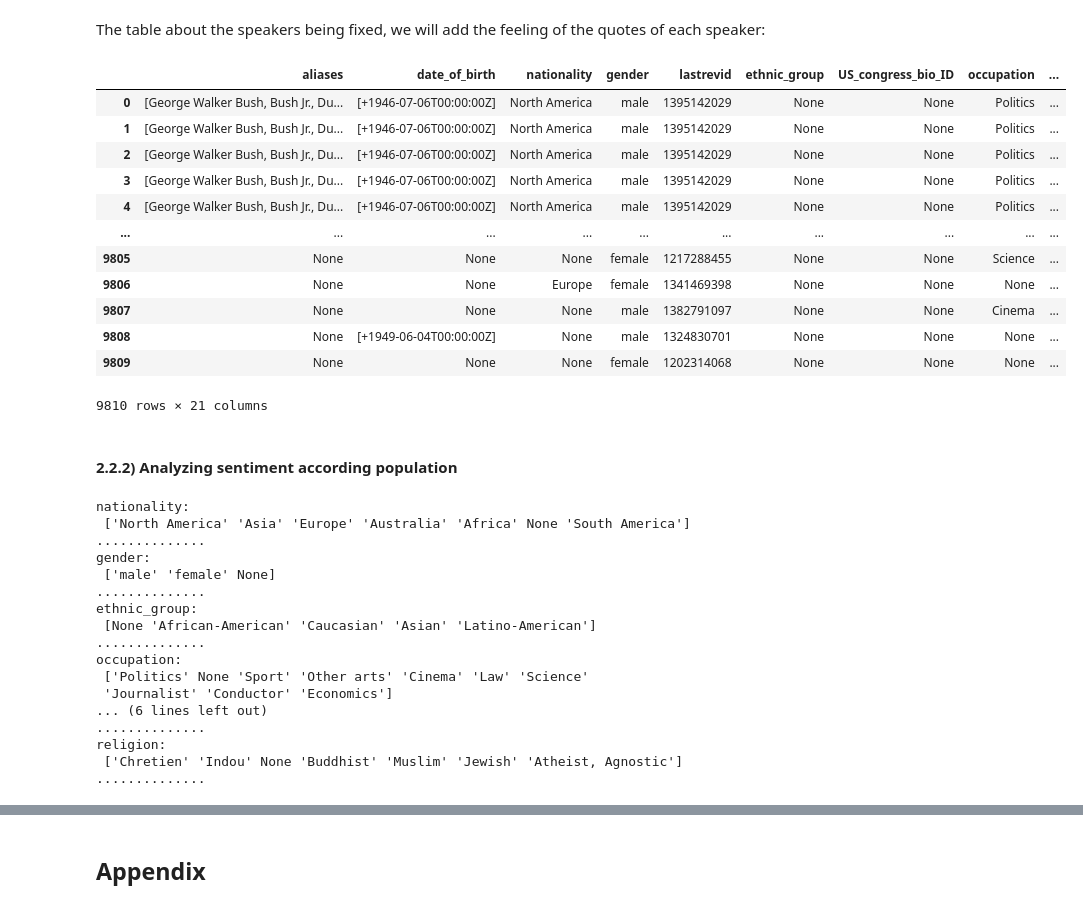
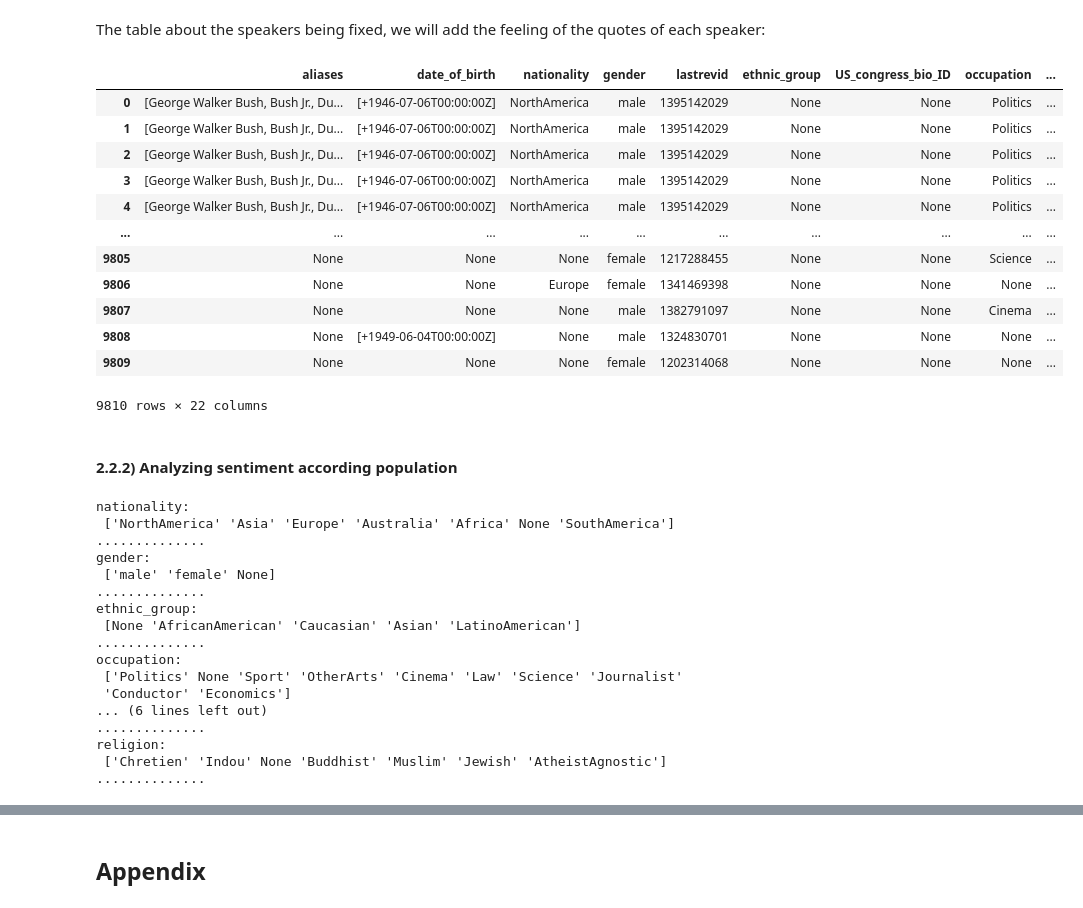
Before and after one commit to epfl-ada/ada-2021-project-data-wrestlers, a Jupyter notebook: notebook_milestone3.ipynb, the cells around one changed output, grey strips where cells are left out. Drawn from its saved outputs; the diff is of its cells as text; code cells hidden in the pictures.

```diff
--- a/notebook_milestone3.ipynb
+++ b/notebook_milestone3.ipynb
@@ -1963,7 +1966,7 @@ There is a great diversity of labels and it seems that about forty labels are qu
 
 def rename_ethnic(ethnic):
     if ethnic in ['Jamaican American',  'Kenyan Americans', 'African Americans', 'Somali American', 'Samoan American']:
-        return 'African-American'
+        return 'AfricanAmerican'
     elif ethnic in ['Dutch American', 'Italian American', 'Ukrainian American', 'Caucasian', 'White Africans of European ancestry', 'Scottish American', 'Armenian American',
                     'Hungarian American', 'Swedish American', 'White Americans', 'Danish Americans', 'Welsh American', 'Polish American', 'Czech American', 'Maltese American',
                     'Scotch-Irish Americans', 'Romanian Americans', 'Croatian American','Irish Americans', 'American Jews', 'English American']:
@@ -1972,7 +1975,7 @@ def rename_ethnic(ethnic):
                     'Vietnamese American', 'Turkish American']:
         return 'Asian'
     elif ethnic in ['Hispanic and Latino Americans','Mexican Americans', 'Cuban American', 'Venezuelan American']:
-        return 'Latino-American'
+        return 'LatinoAmerican'
     else:
         return None
 
@@ -2027,7 +2030,7 @@ def rename_occupation(occupation):
     if occupation in ['film director','actor','screenwriter']:
         return 'Cinema'
     if occupation in ['musician', 'composer', 'jazz musician', 'singer-songwriter','singer','painter','radio personality',' writer','author']:
-        return 'Other arts'
+        return 'OtherArts'
     if occupation in ['businessperson']:
         return 'Economics'
     if occupation in ['lawyer']:
@@ -2082,7 +2085,7 @@ We will analyze only the Republican Party and the Democratic Party. The other la
 
 def rename_party(party):
     if party in ['Republican Party', 'Democratic Party']:
-        return party
+        return party.replace(" ", "")
     else:
         return None
 
@@ -2184,7 +2187,7 @@ def rename_religion(religion):
     if religion in ['Buddhism', 'Nichiren Buddhism']:
         return 'Buddhist'
     if religion in ['humanism', 'irreligion', 'nontheism', 'agnostic theism', 'unbelief', 'agnosticism', 'agnostic atheism', 'atheist', 'atheism']:
-        return 'Atheist, Agnostic'
+        return 'AtheistAgnostic'
     else:
         return None
 
@@ -2207,44 +2210,44 @@ The table about the speakers being fixed, we will add the feeling of the quotes
 # %%
 # Adding sentiments to metadata_about_sentiment_regression
 Trump_about_sentiment['MainQids'] = Trump_about_sentiment.qids.apply(lambda x: x[0] if len(x) > 0 else None) # taking the Qids of the main speaker only
-metadata_about_sentiment = pd.merge(metadata_about_sentiment,  Trump_about_sentiment[['FlairSentiment', 'FlairConfidence', 'Vader', 'VaderCompound', 'VaderSentiment', 'MainQids']], left_on = 'id', right_on='MainQids')
+metadata_about_sentiment = pd.merge(metadata_about_sentiment,  Trump_about_sentiment[['FlairSentiment', 'FlairConfidence', 'Vader', 'VaderCompound', 'VaderSentiment', 'MainQids', 'date']], left_on = 'id', right_on='MainQids')
 metadata_about_sentiment
 # %% [output]
 |  | aliases | date_of_birth | nationality | gender | lastrevid | ethnic_group | US_congress_bio_ID | occupation | ... |
-| 0 | [George Walker Bush, Bush Jr., Du... | [+1946-07-06T00:00:00Z] | North America | male | 1395142029 | None | None | Politics | ... |
-| 1 | [George Walker Bush, Bush Jr., Du... | [+1946-07-06T00:00:00Z] | North America | male | 1395142029 | None | None | Politics | ... |
-| 2 | [George Walker Bush, Bush Jr., Du... | [+1946-07-06T00:00:00Z] | North America | male | 1395142029 | None | None | Politics | ... |
-| 3 | [George Walker Bush, Bush Jr., Du... | [+1946-07-06T00:00:00Z] | North America | male | 1395142029 | None | None | Politics | ... |
-| 4 | [George Walker Bush, Bush Jr., Du... | [+1946-07-06T00:00:00Z] | North America | male | 1395142029 | None | None | Politics | ... |
+| 0 | [George Walker Bush, Bush Jr., Du... | [+1946-07-06T00:00:00Z] | NorthAmerica | male | 1395142029 | None | None | Politics | ... |
+| 1 | [George Walker Bush, Bush Jr., Du... | [+1946-07-06T00:00:00Z] | NorthAmerica | male | 1395142029 | None | None | Politics | ... |
+| 2 | [George Walker Bush, Bush Jr., Du... | [+1946-07-06T00:00:00Z] | NorthAmerica | male | 1395142029 | None | None | Politics | ... |
+| 3 | [George Walker Bush, Bush Jr., Du... | [+1946-07-06T00:00:00Z] | NorthAmerica | male | 1395142029 | None | None | Politics | ... |
+| 4 | [George Walker Bush, Bush Jr., Du... | [+1946-07-06T00:00:00Z] | NorthAmerica | male | 1395142029 | None | None | Politics | ... |
 | ... | ... | ... | ... | ... | ... | ... | ... | ... | ... |
 | 9805 | None | None | None | female | 1217288455 | None | None | Science | ... |
 | 9806 | None | None | Europe | female | 1341469398 | None | None | None | ... |
 | 9807 | None | None | None | male | 1382791097 | None | None | Cinema | ... |
 | 9808 | None | [+1949-06-04T00:00:00Z] | None | male | 1324830701 | None | None | None | ... |
 | 9809 | None | None | None | female | 1202314068 | None | None | None | ... |
-9810 rows × 21 columns
+9810 rows × 22 columns
 # %% [markdown]
 #### 2.2.2) Analyzing sentiment according population    <a class="anchor" id="III.2.2.2"></a>
 # %%
 # Summary of categories and labels for analysis
-for column in ['nationality', 'gender', 'ethnic_group', 'occupation', 'party', 'academic_degree', 'religion']:
+for column in list_categories:
     print("{}: \n {}".format(column, metadata_about_sentiment[column].unique()))
     print("..............")
 # %% [output]
 nationality:
- ['North America' 'Asia' 'Europe' 'Australia' 'Africa' None 'South America']
+ ['NorthAmerica' 'Asia' 'Europe' 'Australia' 'Africa' None 'SouthAmerica']
 ..............
 gender:
  ['male' 'female' None]
 ..............
 ethnic_group:
- [None 'African-American' 'Caucasian' 'Asian' 'Latino-American']
+ [None 'AfricanAmerican' 'Caucasian' 'Asian' 'LatinoAmerican']
 ..............
 occupation:
- ['Politics' None 'Sport' 'Other arts' 'Cinema' 'Law' 'Science'
- 'Journalist' 'Conductor' 'Economics']
+ ['Politics' None 'Sport' 'OtherArts' 'Cinema' 'Law' 'Science' 'Journalist'
+ 'Conductor' 'Economics']
 ... (6 lines left out)
 ..............
 religion:
- ['Chretien' 'Indou' None 'Buddhist' 'Muslim' 'Jewish' 'Atheist, Agnostic']
+ ['Chretien' 'Indou' None 'Buddhist' 'Muslim' 'Jewish' 'AtheistAgnostic']
 ..............
```
Also changed, not shown: parts of 24 cells of this notebook.
